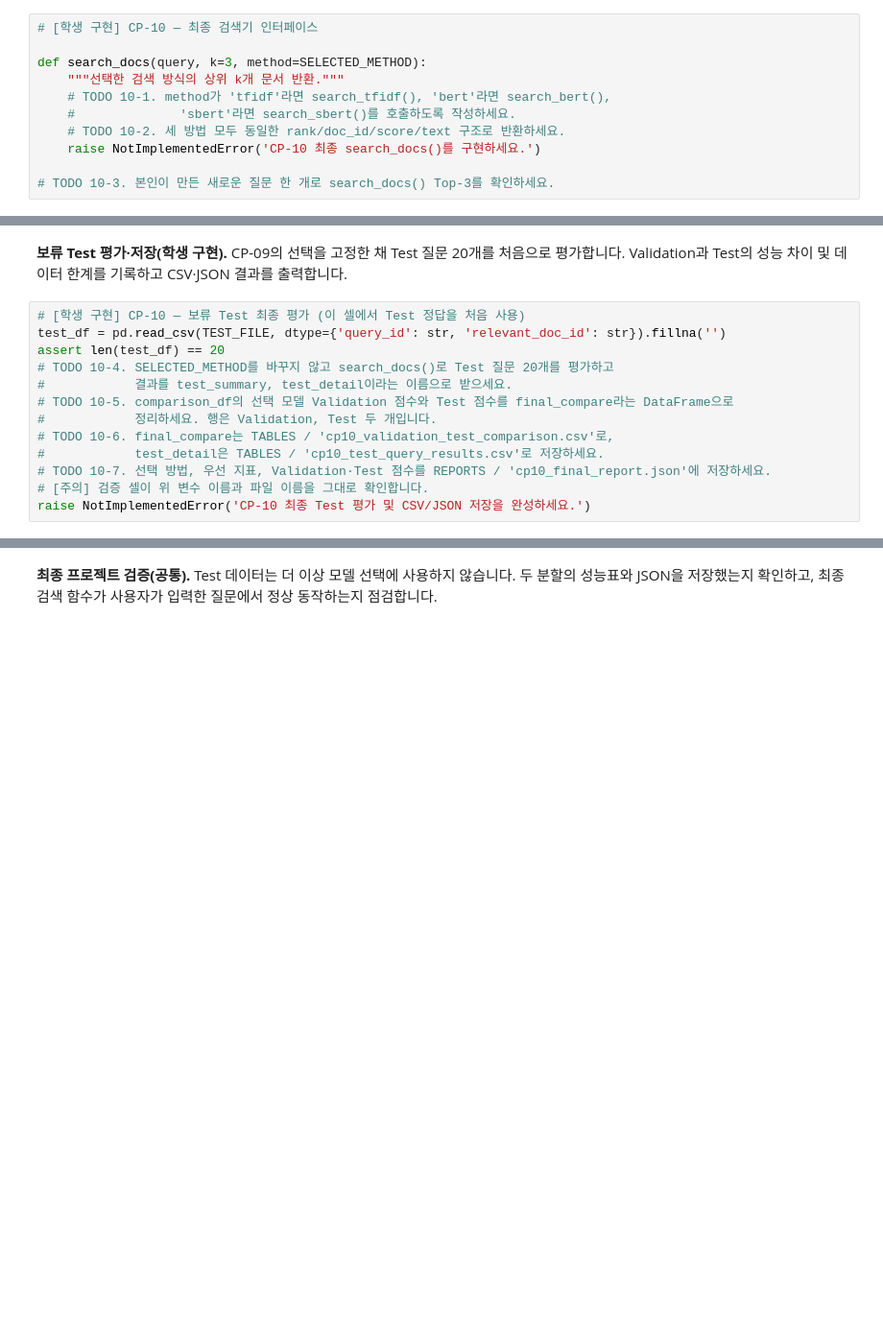
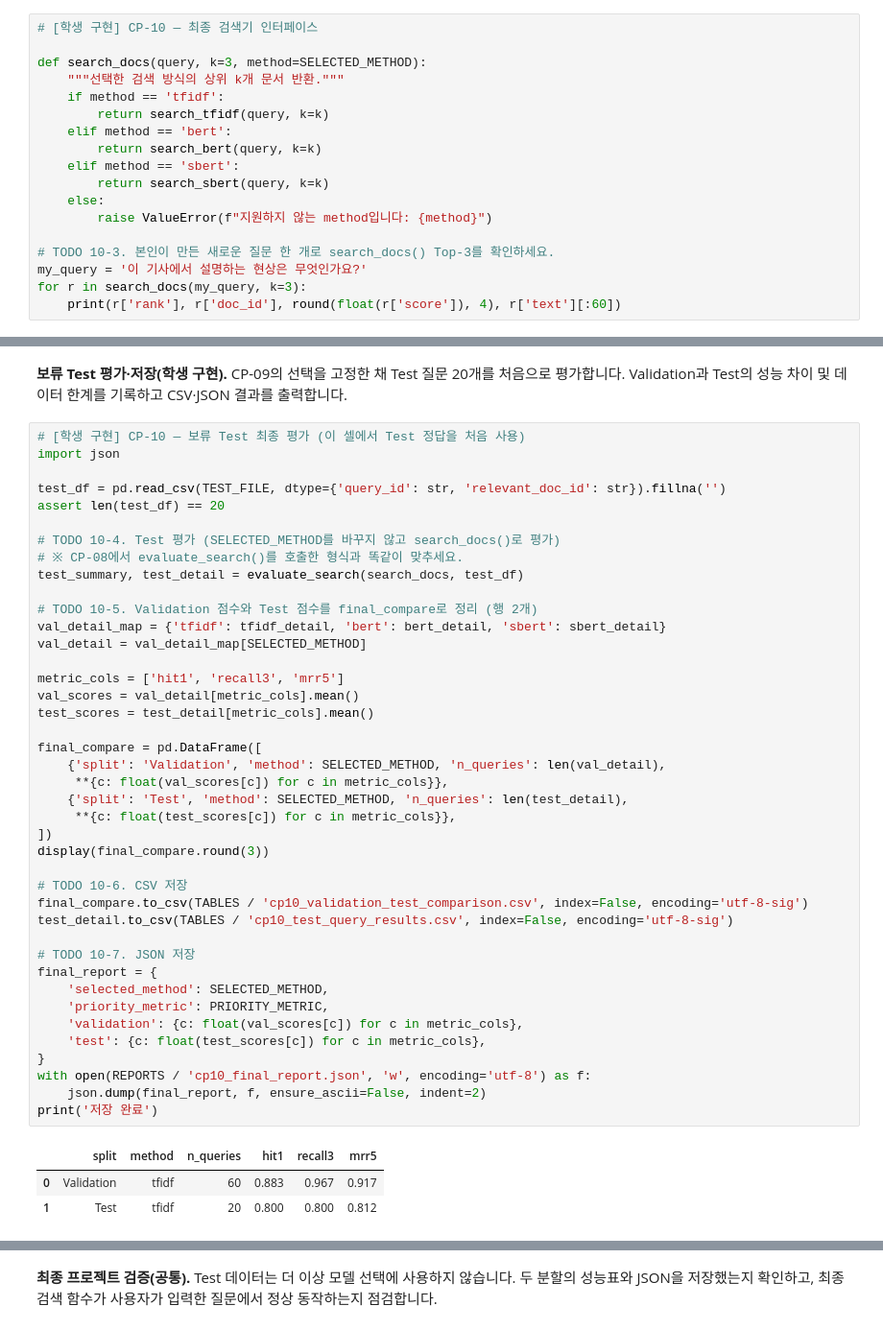
Before and after one commit to Gracecodeit/ai-mini-projects, a Jupyter notebook: mini-project-02/code/NLP_BERT_MiniProject_Student.ipynb, the cells around one changed output, grey strips where cells are left out. Shown at 96% size. Drawn from its saved outputs; the diff is of its cells as text; blank space fills up the shorter version.

```diff
--- a/mini-project-02/code/NLP_BERT_MiniProject_Student.ipynb
+++ b/mini-project-02/code/NLP_BERT_MiniProject_Student.ipynb
@@ -668,9 +1001,16 @@ CP-09에서 선택한 검색 방식을 하나의 사용자 함수 `search_docs()
 
 def search_docs(query, k=3, method=SELECTED_METHOD):
     """선택한 검색 방식의 상위 k개 문서 반환."""
-    # TODO 10-1. method가 'tfidf'라면 search_tfidf(), 'bert'라면 search_bert(),
-    #              'sbert'라면 search_sbert()를 호출하도록 작성하세요.
-    # TODO 10-2. 세 방법 모두 동일한 rank/doc_id/score/text 구조로 반환하세요.
-    raise NotImplementedError('CP-10 최종 search_docs()를 구현하세요.')
+    if method == 'tfidf':
+        return search_tfidf(query, k=k)
+    elif method == 'bert':
+        return search_bert(query, k=k)
+    elif method == 'sbert':
+        return search_sbert(query, k=k)
+    else:
+        raise ValueError(f"지원하지 않는 method입니다: {method}")
 
 # TODO 10-3. 본인이 만든 새로운 질문 한 개로 search_docs() Top-3를 확인하세요.
+my_query = '이 기사에서 설명하는 현상은 무엇인가요?'
+for r in search_docs(my_query, k=3):
+    print(r['rank'], r['doc_id'], round(float(r['score']), 4), r['text'][:60])
@@ -678,14 +1022,46 @@ def search_docs(query, k=3, method=SELECTED_METHOD):
 **보류 Test 평가·저장(학생 구현).** CP-09의 선택을 고정한 채 Test 질문 20개를 처음으로 평가합니다. Validation과 Test의 성능 차이 및 데이터 한계를 기록하고 CSV·JSON 결과를 출력합니다.
 # %%
 # [학생 구현] CP-10 — 보류 Test 최종 평가 (이 셀에서 Test 정답을 처음 사용)
+import json
+
 test_df = pd.read_csv(TEST_FILE, dtype={'query_id': str, 'relevant_doc_id': str}).fillna('')
 assert len(test_df) == 20
-# TODO 10-4. SELECTED_METHOD를 바꾸지 않고 search_docs()로 Test 질문 20개를 평가하고
-#            결과를 test_summary, test_detail이라는 이름으로 받으세요.
-# TODO 10-5. comparison_df의 선택 모델 Validation 점수와 Test 점수를 final_compare라는 DataFrame으로
-#            정리하세요. 행은 Validation, Test 두 개입니다.
-# TODO 10-6. final_compare는 TABLES / 'cp10_validation_test_comparison.csv'로,
-#            test_detail은 TABLES / 'cp10_test_query_results.csv'로 저장하세요.
-# TODO 10-7. 선택 방법, 우선 지표, Validation·Test 점수를 REPORTS / 'cp10_final_report.json'에 저장하세요.
-# [주의] 검증 셀이 위 변수 이름과 파일 이름을 그대로 확인합니다.
-raise NotImplementedError('CP-10 최종 Test 평가 및 CSV/JSON 저장을 완성하세요.')
+
+# TODO 10-4. Test 평가 (SELECTED_METHOD를 바꾸지 않고 search_docs()로 평가)
+# ※ CP-08에서 evaluate_search()를 호출한 형식과 똑같이 맞추세요.
+test_summary, test_detail = evaluate_search(search_docs, test_df)
+
+# TODO 10-5. Validation 점수와 Test 점수를 final_compare로 정리 (행 2개)
+val_detail_map = {'tfidf': tfidf_detail, 'bert': bert_detail, 'sbert': sbert_detail}
+val_detail = val_detail_map[SELECTED_METHOD]
+
+metric_cols = ['hit1', 'recall3', 'mrr5']
+val_scores = val_detail[metric_cols].mean()
+test_scores = test_detail[metric_cols].mean()
+
+final_compare = pd.DataFrame([
+    {'split': 'Validation', 'method': SELECTED_METHOD, 'n_queries': len(val_detail),
+     **{c: float(val_scores[c]) for c in metric_cols}},
+    {'split': 'Test', 'method': SELECTED_METHOD, 'n_queries': len(test_detail),
+     **{c: float(test_scores[c]) for c in metric_cols}},
+])
+display(final_compare.round(3))
+
+# TODO 10-6. CSV 저장
+final_compare.to_csv(TABLES / 'cp10_validation_test_comparison.csv', index=False, encoding='utf-8-sig')
+test_detail.to_csv(TABLES / 'cp10_test_query_results.csv', index=False, encoding='utf-8-sig')
+
+# TODO 10-7. JSON 저장
+final_report = {
+    'selected_method': SELECTED_METHOD,
+    'priority_metric': PRIORITY_METRIC,
+    'validation': {c: float(val_scores[c]) for c in metric_cols},
+    'test': {c: float(test_scores[c]) for c in metric_cols},
+}
+with open(REPORTS / 'cp10_final_report.json', 'w', encoding='utf-8') as f:
+    json.dump(final_report, f, ensure_ascii=False, indent=2)
+print('저장 완료')
+# %% [output]
+|  | split | method | n_queries | hit1 | recall3 | mrr5 |
+| 0 | Validation | tfidf | 60 | 0.883 | 0.967 | 0.917 |
+| 1 | Test | tfidf | 20 | 0.800 | 0.800 | 0.812 |
```
Also changed, not shown: parts of 31 cells of this notebook.
